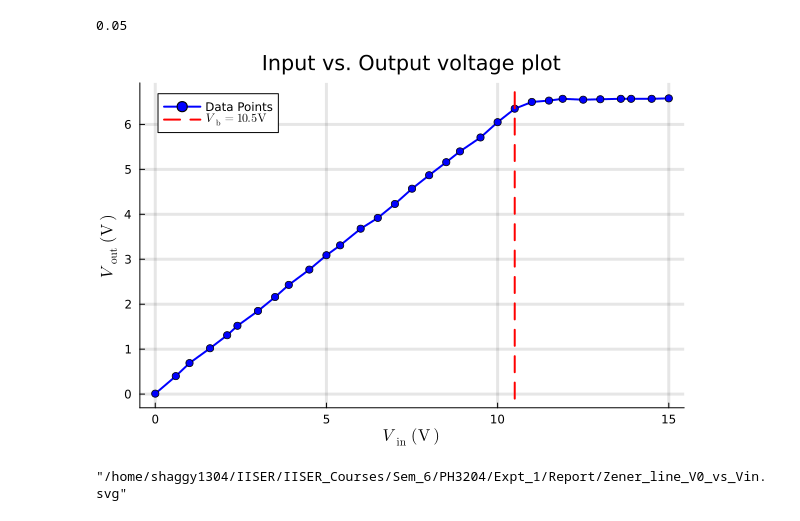
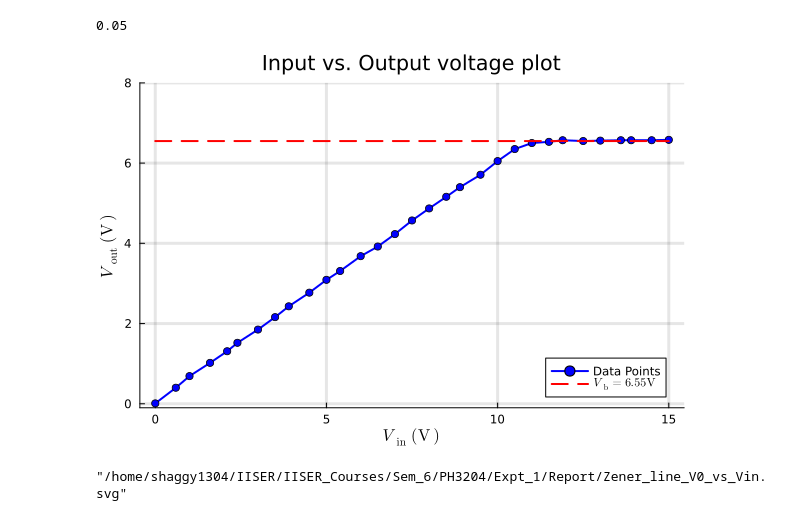
Before and after one commit to LoneWolf1304/PH3204, a Jupyter notebook: Expt_1/Report/Plots.ipynb, the cells around one changed output. Drawn from its saved outputs; the diff is of its cells as text; code cells hidden in the pictures.

```diff
--- a/Expt_1/Report/Plots.ipynb
+++ b/Expt_1/Report/Plots.ipynb
@@ -69,12 +69,12 @@ df1[!,3][22]=0.05
 # %%
 plot()
 x=df1[:,1]
 y = df1[:,4]
-plot!(x,y, marker=:circle, label="Data Points", xlabel=L"V_{\mathrm{in}} \ \mathrm{(V)}", ylabel=L"V_{\mathrm{out}} \ \mathrm{(V)}", title="Input vs. Output voltage plot", lw=2, color="blue", legend=:topleft, grid=:on)
-plot!([10.5,10.5], [-0.1,6.72], label=L"V_\mathrm{b} = 10.5 \mathrm{V}", lw=2, color="red", linestyle=:dash)
-plot!(gridwidth=3)
+plot!(x,y, marker=:circle, label="Data Points", xlabel=L"V_{\mathrm{in}} \ \mathrm{(V)}", ylabel=L"V_{\mathrm{out}} \ \mathrm{(V)}", title="Input vs. Output voltage plot", lw=2, color="blue", legend=:bottomright, grid=:on)
+plot!([0,15], [6.55,6.55], label=L"V_\mathrm{b} = 6.55 \mathrm{V}", lw=2, color="red", linestyle=:dash)
+plot!(gridwidth=3, ylim=(-0.1,8))
 # %% [output]
-[figure, old version]
+[figure, new version]
 # %%
 savefig("Zener_line_V0_vs_Vin.svg")
 # %% [output]
```
Also changed, not shown: 8 other files.
